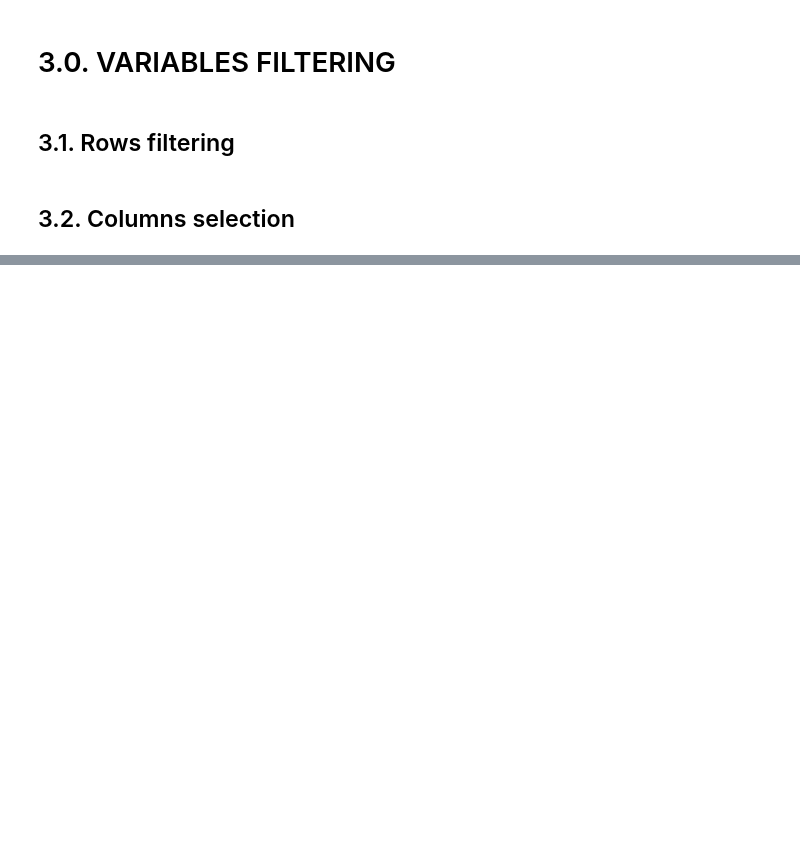
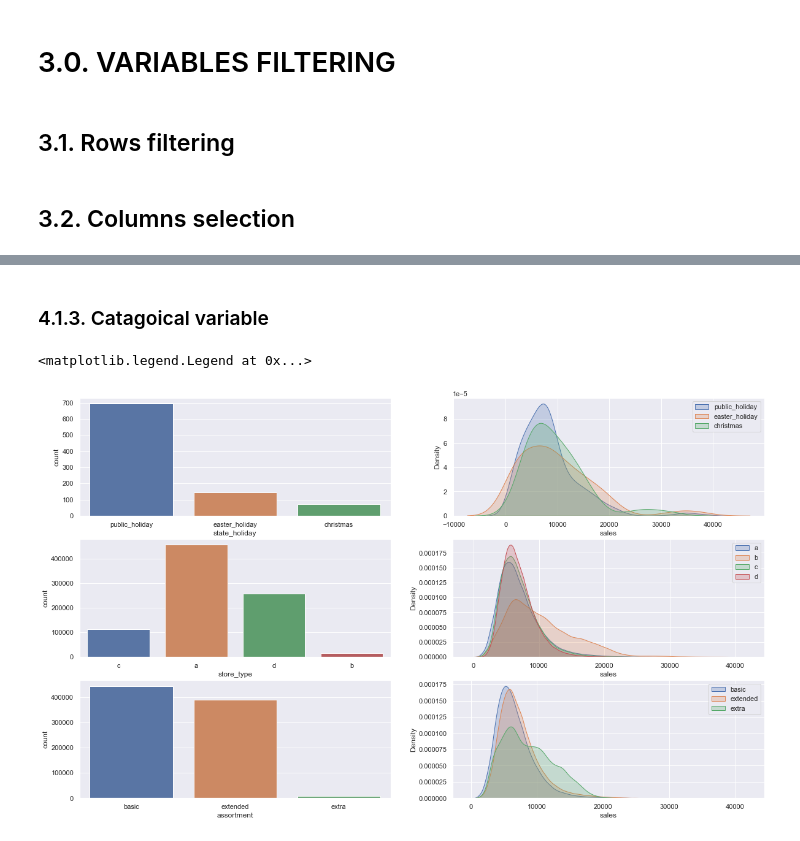
Before and after one commit to StadnikDD/Drugstore-Sales-Forecast, a Jupyter notebook: data_exploratory_analysis.ipynb, the cells around one changed output, grey strips where cells are left out. Drawn from its saved outputs; the diff is of its cells as text; code cells hidden in the pictures; blank space fills up the shorter version.

```diff
--- a/data_exploratory_analysis.ipynb
+++ b/data_exploratory_analysis.ipynb
@@ -389,0 +435,42 @@ df3 = df3.drop(columns=cols_drop)
+# %% [markdown]
+### 4.1.3. Catagoical variable
+# %%
+# state_holiday
+
+plt.subplot(3, 2, 1)
+a = df4[df4['state_holiday'] != 'regular_day']
+sns.countplot(a['state_holiday'])
+
+plt.subplot(3, 2, 2)
+sns.kdeplot(df4[df4['state_holiday'] == 'public_holiday']['sales'], shade=True)
+sns.kdeplot(df4[df4['state_holiday'] == 'easter_holiday']['sales'], shade=True)
+sns.kdeplot(df4[df4['state_holiday'] == 'christmas']['sales'], shade=True)
+plt.legend(labels=['public_holiday','easter_holiday', 'christmas'])
+
+
+# store_type
+
+plt.subplot(3, 2, 3)
+sns.countplot(df4['store_type'])
+
+plt.subplot(3, 2, 4)
+sns.kdeplot(df4[df4['store_type'] == 'a']['sales'], shade=True)
+sns.kdeplot(df4[df4['store_type'] == 'b']['sales'], shade=True)
+sns.kdeplot(df4[df4['store_type'] == 'c']['sales'], shade=True)
+sns.kdeplot(df4[df4['store_type'] == 'd']['sales'], shade=True)
+plt.legend(labels=['a', 'b', 'c', 'd'])
+
+
+# assortment
+
+plt.subplot(3, 2, 5)
+sns.countplot(df4['assortment'])
+
+plt.subplot(3, 2, 6)
+sns.kdeplot(df4[df4['assortment'] == 'basic']['sales'], shade=True)
+sns.kdeplot(df4[df4['assortment'] == 'extended']['sales'], shade=True)
+sns.kdeplot(df4[df4['assortment'] == 'extra']['sales'], shade=True)
+plt.legend(labels=['basic', 'extended', 'extra'])
+# %% [output]
+<matplotlib.legend.Legend at 0x...>
+[figure, added]
```
Also changed, not shown: parts of 56 cells of this notebook.
